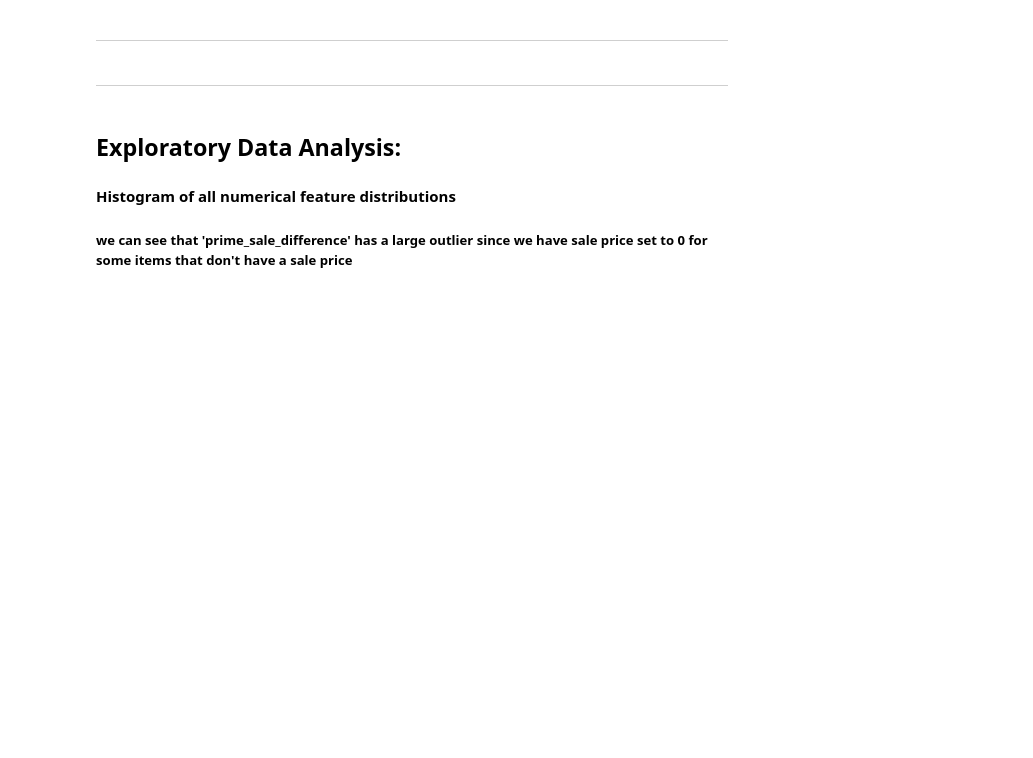
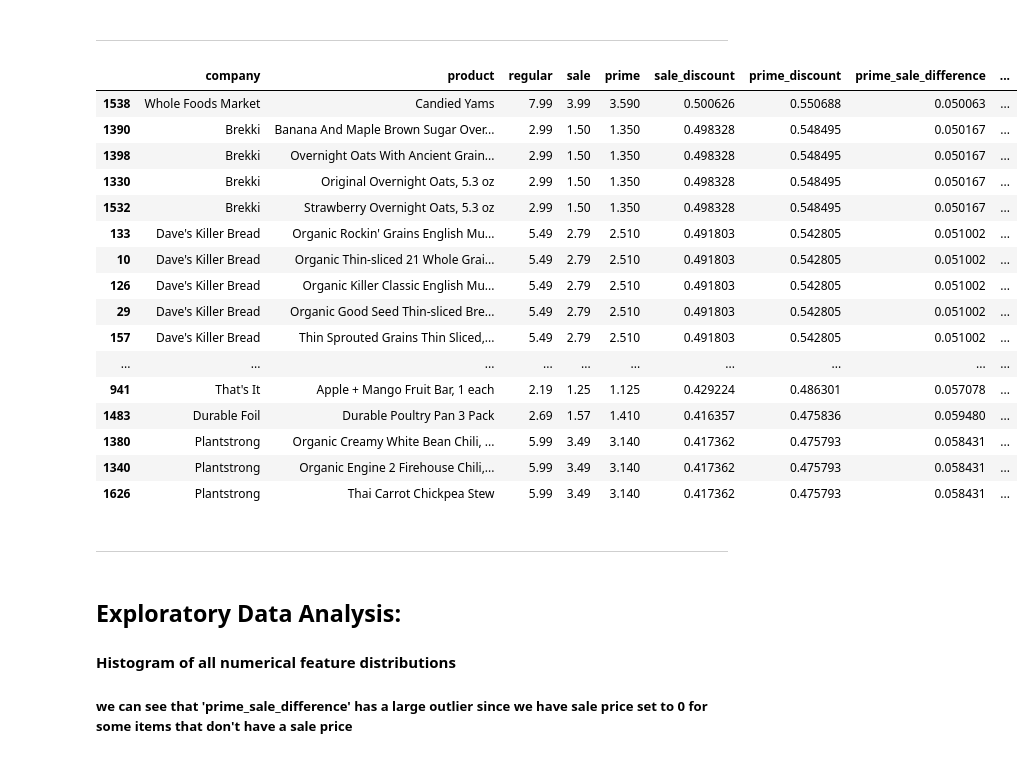
Before and after one commit to YoussefSultan/WholeFoods-Datascraping-Project-Deployment, a Jupyter notebook: wholefoodsproject.ipynb, the cells around one changed output. Cells and saved outputs as stored; diff of their text form; code cells hidden in the pictures; blank space fills up the shorter version.

```diff
--- a/wholefoodsproject.ipynb
+++ b/wholefoodsproject.ipynb
@@ -294,7 +339,25 @@ df['discount_bins'] = pd.cut(df.prime_discount, [0,.25,.50,.75, 1], labels=['0%
 # %%
 df = df.sort_values(by='prime_discount', ascending=False) # sort by difference
 # %%
-df.head(500) # check
+df.head(30) # check
+# %% [output]
+|  | company | product | regular | sale | prime | sale_discount | prime_discount | prime_sale_difference | ... |
+| 1538 | Whole Foods Market | Candied Yams | 7.99 | 3.99 | 3.590 | 0.500626 | 0.550688 | 0.050063 | ... |
+| 1390 | Brekki | Banana And Maple Brown Sugar Over... | 2.99 | 1.50 | 1.350 | 0.498328 | 0.548495 | 0.050167 | ... |
+| 1398 | Brekki | Overnight Oats With Ancient Grain... | 2.99 | 1.50 | 1.350 | 0.498328 | 0.548495 | 0.050167 | ... |
+| 1330 | Brekki | Original Overnight Oats, 5.3 oz | 2.99 | 1.50 | 1.350 | 0.498328 | 0.548495 | 0.050167 | ... |
+| 1532 | Brekki | Strawberry Overnight Oats, 5.3 oz | 2.99 | 1.50 | 1.350 | 0.498328 | 0.548495 | 0.050167 | ... |
+| 133 | Dave's Killer Bread | Organic Rockin' Grains English Mu... | 5.49 | 2.79 | 2.510 | 0.491803 | 0.542805 | 0.051002 | ... |
+| 10 | Dave's Killer Bread | Organic Thin-sliced 21 Whole Grai... | 5.49 | 2.79 | 2.510 | 0.491803 | 0.542805 | 0.051002 | ... |
+| 126 | Dave's Killer Bread | Organic Killer Classic English Mu... | 5.49 | 2.79 | 2.510 | 0.491803 | 0.542805 | 0.051002 | ... |
+| 29 | Dave's Killer Bread | Organic Good Seed Thin-sliced Bre... | 5.49 | 2.79 | 2.510 | 0.491803 | 0.542805 | 0.051002 | ... |
+| 157 | Dave's Killer Bread | Thin Sprouted Grains Thin Sliced,... | 5.49 | 2.79 | 2.510 | 0.491803 | 0.542805 | 0.051002 | ... |
+| ... | ... | ... | ... | ... | ... | ... | ... | ... | ... |
+| 941 | That's It | Apple + Mango Fruit Bar, 1 each | 2.19 | 1.25 | 1.125 | 0.429224 | 0.486301 | 0.057078 | ... |
+| 1483 | Durable Foil | Durable Poultry Pan 3 Pack | 2.69 | 1.57 | 1.410 | 0.416357 | 0.475836 | 0.059480 | ... |
+| 1380 | Plantstrong | Organic Creamy White Bean Chili, ... | 5.99 | 3.49 | 3.140 | 0.417362 | 0.475793 | 0.058431 | ... |
+| 1340 | Plantstrong | Organic Engine 2 Firehouse Chili,... | 5.99 | 3.49 | 3.140 | 0.417362 | 0.475793 | 0.058431 | ... |
+| 1626 | Plantstrong | Thai Carrot Chickpea Stew | 5.99 | 3.49 | 3.140 | 0.417362 | 0.475793 | 0.058431 | ... |
 # %%
 df.to_csv('Cleaned_WholeFoods_Sale_Data.CSV')
 # %%
```
Also changed, not shown: parts of 44 cells of this notebook, 1 other file.
